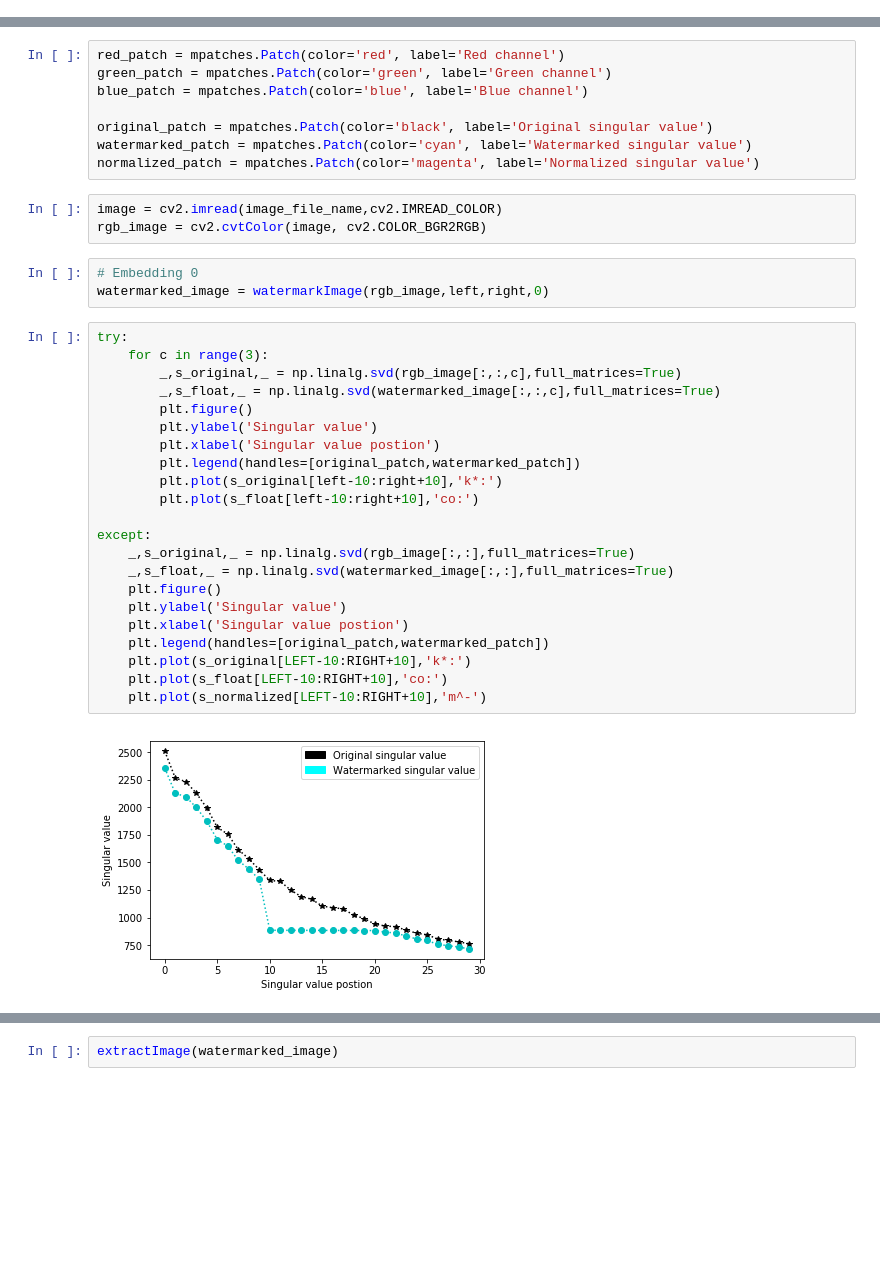
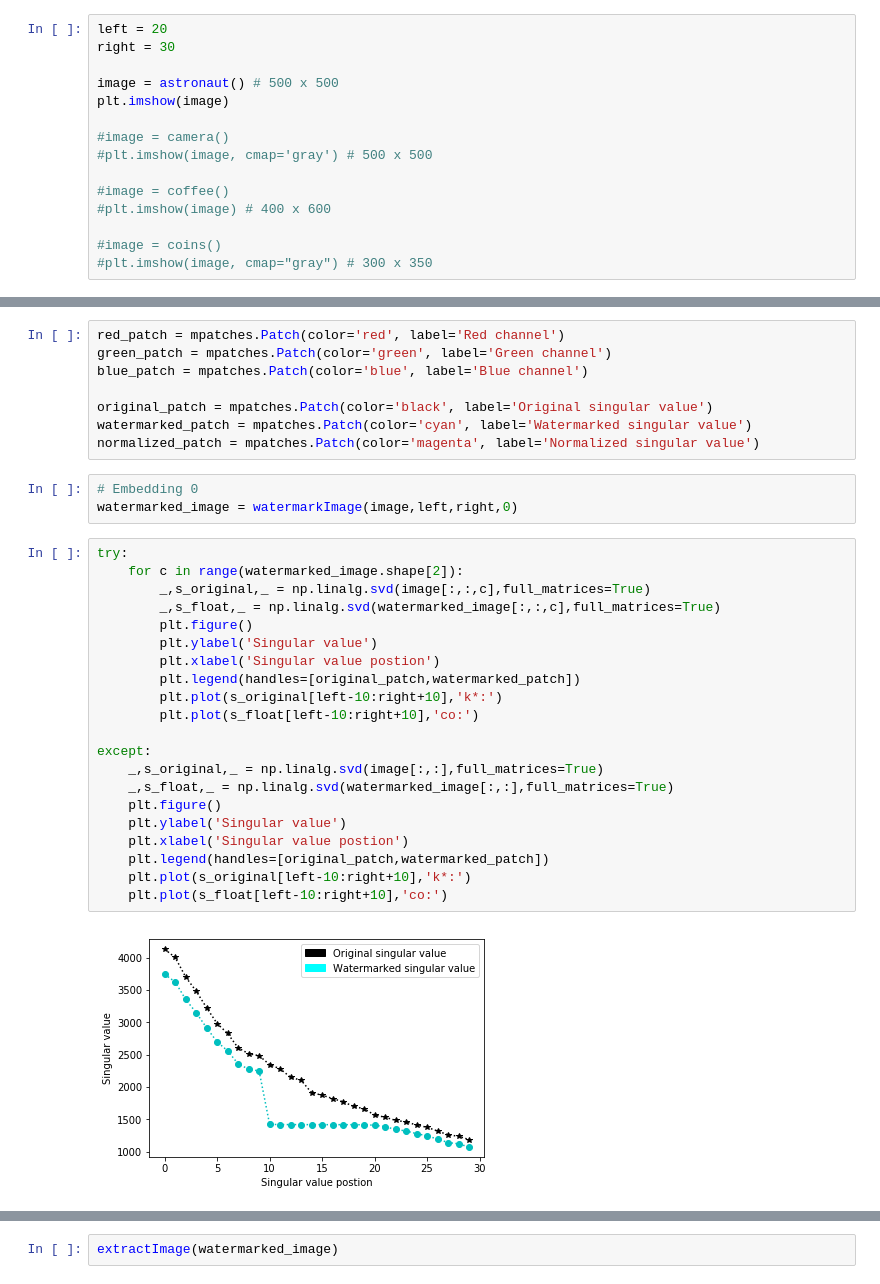
Before and after one commit to NECTEC-Internship/Digital-Image-Watermarking, a Jupyter notebook: ImageWatermarking.ipynb, the cells around one changed output, grey strips where cells are left out. Drawn from its saved outputs; the diff is of its cells as text; blank space fills up the shorter version.

```diff
--- a/ImageWatermarking.ipynb
+++ b/ImageWatermarking.ipynb
@@ -5,0 +7,15 @@ from DIW import *
+# %%
+left = 20
+right = 30
+
+image = astronaut() # 500 x 500
+plt.imshow(image)
+
+#image = camera()
+#plt.imshow(image, cmap='gray') # 500 x 500
+
+#image = coffee()
+#plt.imshow(image) # 400 x 600
+
+#image = coins()
+#plt.imshow(image, cmap="gray") # 300 x 350
@@ -11,33 +30,29 @@ blue_patch = mpatches.Patch(color='blue', label='Blue channel')
 original_patch = mpatches.Patch(color='black', label='Original singular value')
 watermarked_patch = mpatches.Patch(color='cyan', label='Watermarked singular value')
 normalized_patch = mpatches.Patch(color='magenta', label='Normalized singular value')
-# %%
-image = cv2.imread(image_file_name,cv2.IMREAD_COLOR)
-rgb_image = cv2.cvtColor(image, cv2.COLOR_BGR2RGB)
 # %%
 # Embedding 0
-watermarked_image = watermarkImage(rgb_image,left,right,0)
+watermarked_image = watermarkImage(image,left,right,0)
 # %%
 try:
-    for c in range(3):
-        _,s_original,_ = np.linalg.svd(rgb_image[:,:,c],full_matrices=True)
+    for c in range(watermarked_image.shape[2]):
+        _,s_original,_ = np.linalg.svd(image[:,:,c],full_matrices=True)
         _,s_float,_ = np.linalg.svd(watermarked_image[:,:,c],full_matrices=True)
         plt.figure()
         plt.ylabel('Singular value')
         plt.xlabel('Singular value postion')
         plt.legend(handles=[original_patch,watermarked_patch])
         plt.plot(s_original[left-10:right+10],'k*:')
         plt.plot(s_float[left-10:right+10],'co:')
 
 except:
-    _,s_original,_ = np.linalg.svd(rgb_image[:,:],full_matrices=True)
+    _,s_original,_ = np.linalg.svd(image[:,:],full_matrices=True)
     _,s_float,_ = np.linalg.svd(watermarked_image[:,:],full_matrices=True)
     plt.figure()
     plt.ylabel('Singular value')
     plt.xlabel('Singular value postion')
     plt.legend(handles=[original_patch,watermarked_patch])
-    plt.plot(s_original[LEFT-10:RIGHT+10],'k*:')
-    plt.plot(s_float[LEFT-10:RIGHT+10],'co:')
-    plt.plot(s_normalized[LEFT-10:RIGHT+10],'m^-')
+    plt.plot(s_original[left-10:right+10],'k*:')
+    plt.plot(s_float[left-10:right+10],'co:')
 # %% [output]
-[figure, old version]
+[figure, new version]
```
Also changed, not shown: parts of 6 cells of this notebook, 1 other file.
